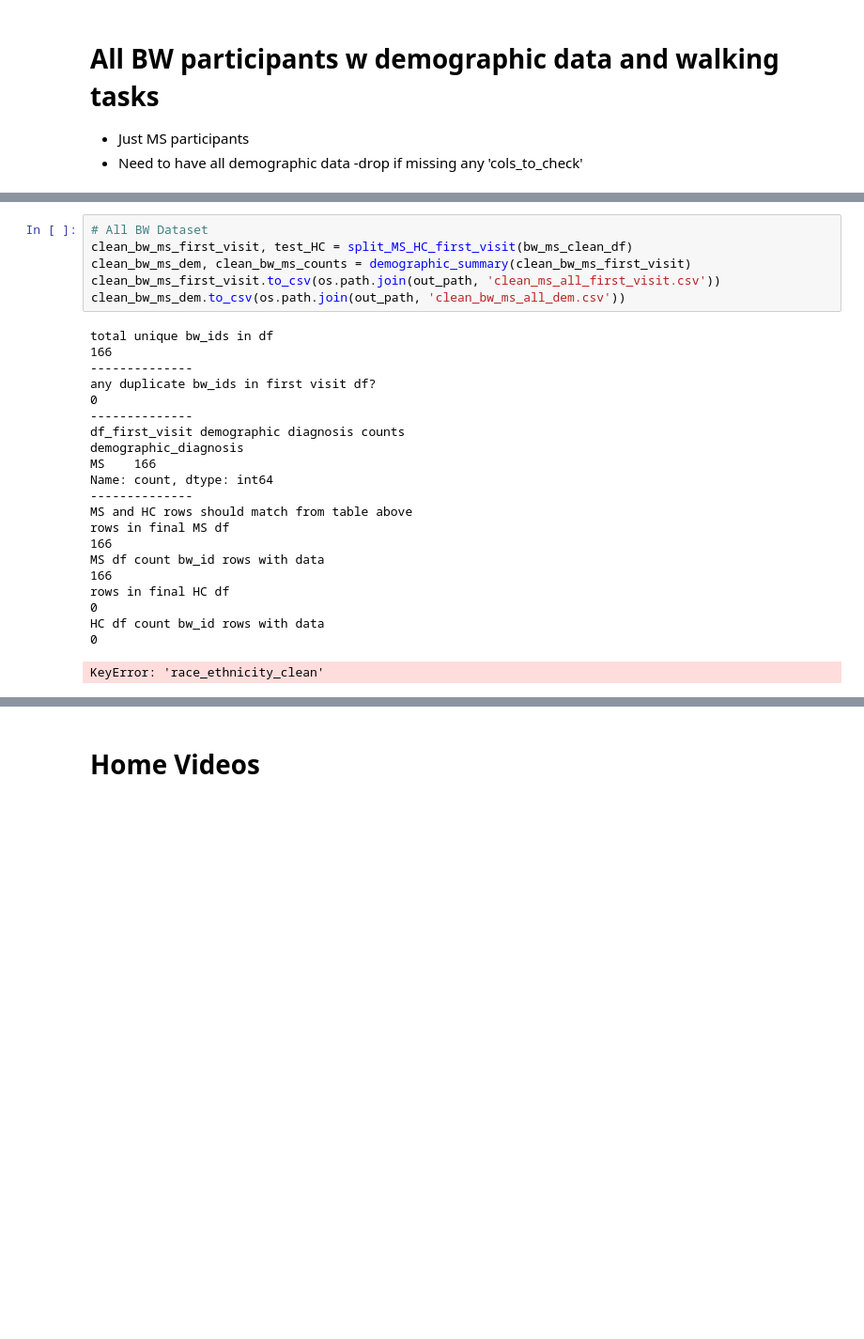
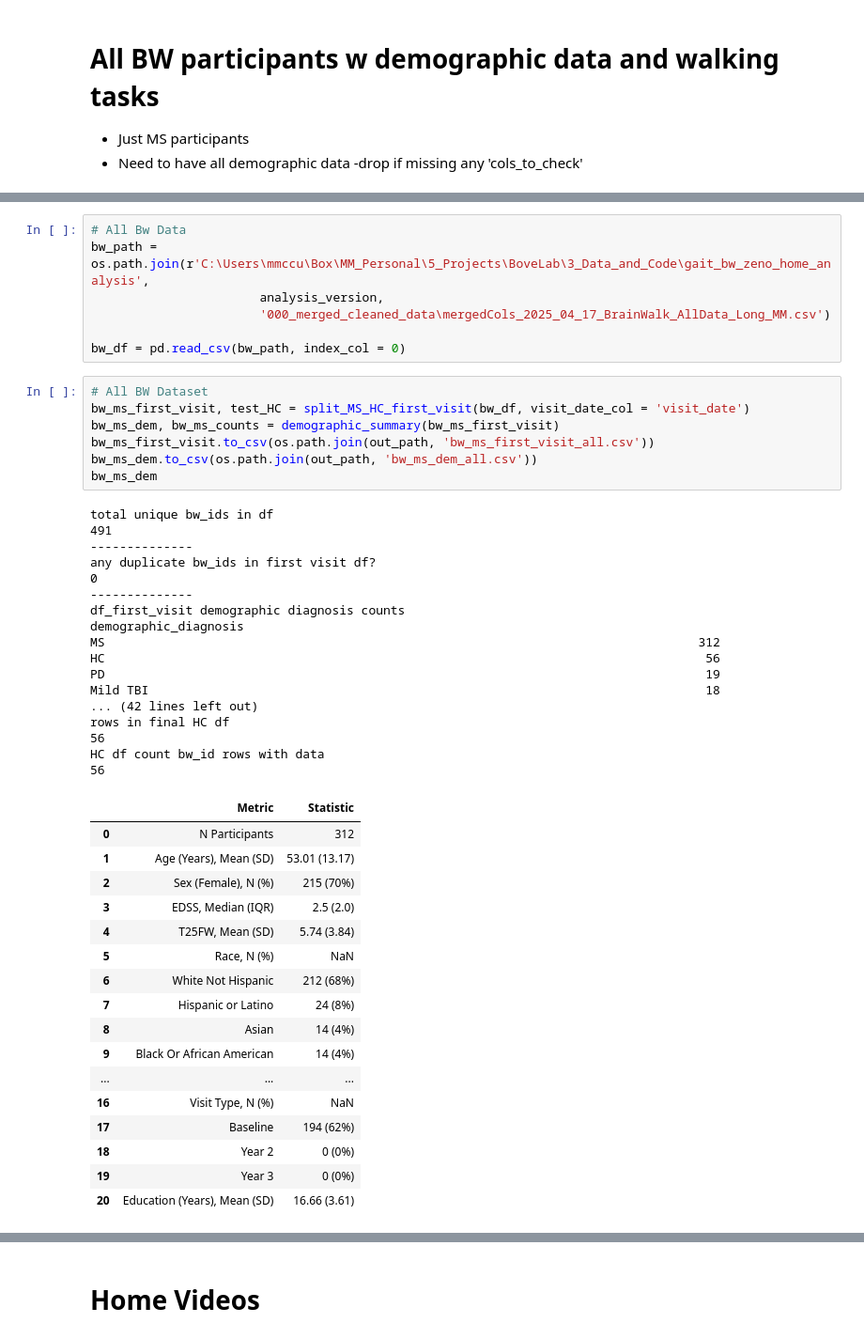
Before and after one commit to UCSF-MSLAB/HomeVideoAnalysis, a Jupyter notebook: megan_sandbox/gait_metric_analysis/004_zeno_home_demographics.ipynb, the cells around one changed output, grey strips where cells are left out. Shown at 94% size. Cells and saved outputs as stored; diff of their text form; blank space fills up the shorter version.

```diff
--- a/megan_sandbox/gait_metric_analysis/004_zeno_home_demographics.ipynb
+++ b/megan_sandbox/gait_metric_analysis/004_zeno_home_demographics.ipynb
@@ -386,28 +352,49 @@ Name: count, dtype: int64
-# %%
-# All BW Dataset
-clean_bw_ms_first_visit, test_HC = split_MS_HC_first_visit(bw_ms_clean_df)
-clean_bw_ms_dem, clean_bw_ms_counts = demographic_summary(clean_bw_ms_first_visit)
-clean_bw_ms_first_visit.to_csv(os.path.join(out_path, 'clean_ms_all_first_visit.csv'))
-clean_bw_ms_dem.to_csv(os.path.join(out_path, 'clean_bw_ms_all_dem.csv'))
-# %% [output]
-total unique bw_ids in df
-166
---------------
-any duplicate bw_ids in first visit df?
-0
---------------
-df_first_visit demographic diagnosis counts
-demographic_diagnosis
-MS    166
-Name: count, dtype: int64
---------------
-MS and HC rows should match from table above
-rows in final MS df
-166
-MS df count bw_id rows with data
-166
-rows in final HC df
-0
-HC df count bw_id rows with data
-0
-KeyError: 'race_ethnicity_clean'
+# %%
+# All Bw Data
+bw_path = os.path.join(r'C:\Users\mmccu\Box\MM_Personal\5_Projects\BoveLab\3_Data_and_Code\gait_bw_zeno_home_analysis',
+                       analysis_version,
+                       '000_merged_cleaned_data\mergedCols_2025_04_17_BrainWalk_AllData_Long_MM.csv')
+
+bw_df = pd.read_csv(bw_path, index_col = 0)
+# %%
+# All BW Dataset
+bw_ms_first_visit, test_HC = split_MS_HC_first_visit(bw_df, visit_date_col = 'visit_date')
+bw_ms_dem, bw_ms_counts = demographic_summary(bw_ms_first_visit)
+bw_ms_first_visit.to_csv(os.path.join(out_path, 'bw_ms_first_visit_all.csv'))
+bw_ms_dem.to_csv(os.path.join(out_path, 'bw_ms_dem_all.csv'))
+bw_ms_dem
+# %% [output]
+total unique bw_ids in df
+491
+--------------
+any duplicate bw_ids in first visit df?
+0
+--------------
+df_first_visit demographic diagnosis counts
+demographic_diagnosis
+MS                                                                                 312
+HC                                                                                  56
+PD                                                                                  19
+Mild TBI                                                                            18
+... (42 lines left out)
+rows in final HC df
+56
+HC df count bw_id rows with data
+56
+|  | Metric | Statistic |
+| 0 | N Participants | 312 |
+| 1 | Age (Years), Mean (SD) | 53.01 (13.17) |
+| 2 | Sex (Female), N (%) | 215 (70%) |
+| 3 | EDSS, Median (IQR) | 2.5 (2.0) |
+| 4 | T25FW, Mean (SD) | 5.74 (3.84) |
+| 5 | Race, N (%) | NaN |
+| 6 | White Not Hispanic | 212 (68%) |
+| 7 | Hispanic or Latino | 24 (8%) |
+| 8 | Asian | 14 (4%) |
+| 9 | Black Or African American | 14 (4%) |
+| ... | ... | ... |
+| 16 | Visit Type, N (%) | NaN |
+| 17 | Baseline | 194 (62%) |
+| 18 | Year 2 | 0 (0%) |
+| 19 | Year 3 | 0 (0%) |
+| 20 | Education (Years), Mean (SD) | 16.66 (3.61) |
```
Also changed, not shown: parts of 61 cells of this notebook, 9 other files.
